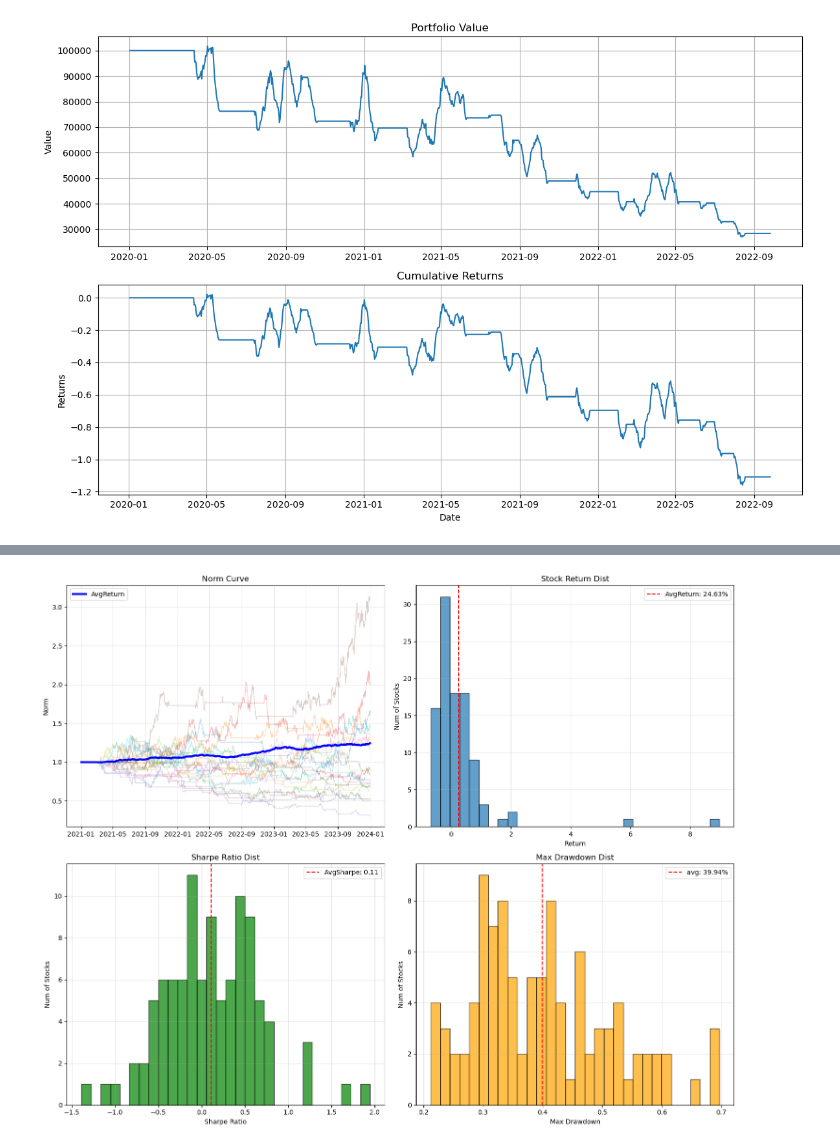
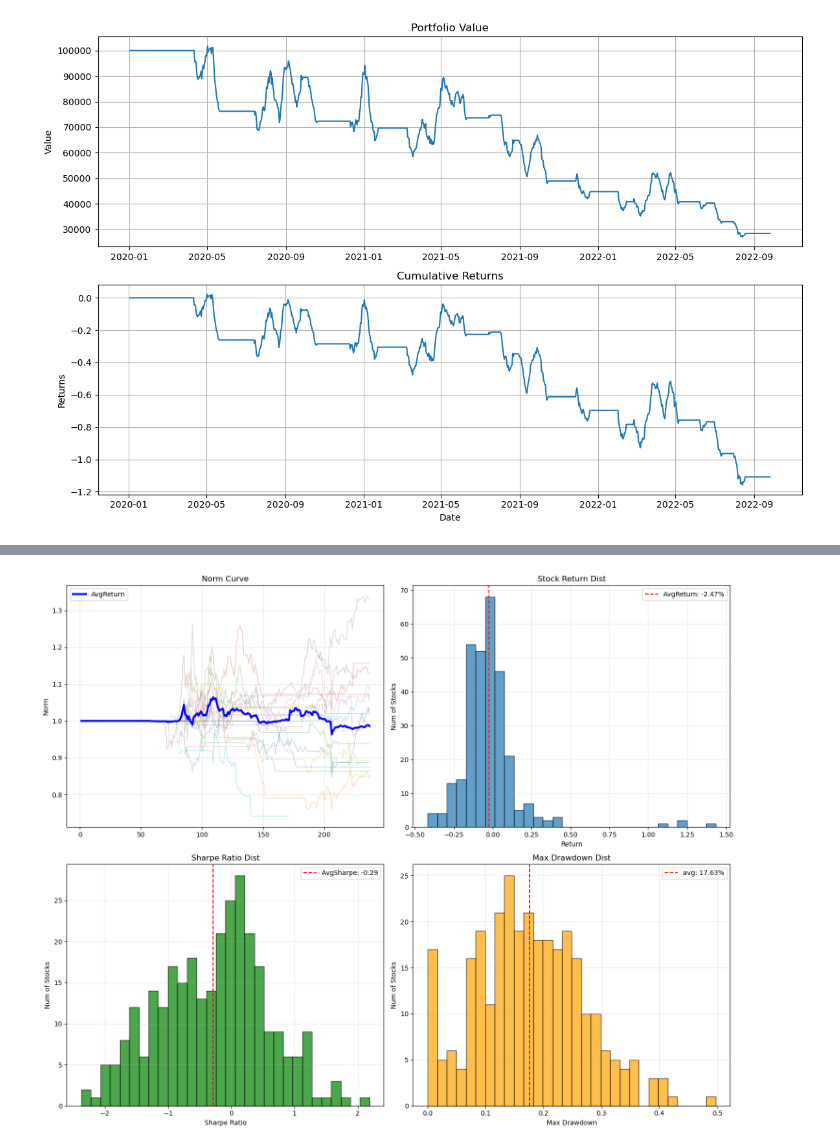
Before and after one commit to longmfe/MarsFinance, a Jupyter notebook: app/portfolio_backtest.ipynb, the cells around one changed output, grey strips where cells are left out. Cells and saved outputs as stored; diff of their text form; code cells hidden in the pictures.

```diff
--- a/app/portfolio_backtest.ipynb
+++ b/app/portfolio_backtest.ipynb
@@ -135,6 +136,13 @@ BUY | 2022-07-31 00:00:00 | 价格: 193.92 | 数量: 169.0
 SELL | 2022-08-18 00:00:00 | 价格: 166.77 | 数量: 169.0
 [figure]
 # %%
+import pandas as pd
+import numpy as np
+import matplotlib.pyplot as plt
+from xtquant import xtdata
+import datetime
+import dateutil
+
 import pandas as pd
 import numpy as np
 import os
@@ -528,44 +536,43 @@ def enhanced_ma_strategy(data, short_window=10, long_window=30):
         return 0
 
 # 数据生成函数（模拟沪深300股票数据）
-def generate_hs300_sample_data(stock_codes, start_date='2020-01-01', end_date='2023-12-31'):
+def generate_hs300_sample_data(stock_codes, start_date='20200101', end_date='20231231'):
     """生成沪深300股票的模拟数据"""
     date_range = pd.date_range(start=start_date, end=end_date, freq='D')
     stock_data_dict = {}
+    fields=['open', 'close', 'high', 'low', 'volume', 'amount', 'preClose']
+    for i, code in enumerate(stock_codes):
+        print(f"\n正在测试第 {i+1} 只股票: {code}")
+        data = xtdata.get_market_data_ex(field_list=fields, stock_list=[code],
+                                         start_time=start_date, end_time=end_date, period='1d',
+                                         count=1000)
 
-    base_volatility = 0.02  # 基础波动率
-    market_trend = np.linspace(0, 0.3, len(date_range))  # 市场整体趋势
+        if data and code in data:
+            df = data[code]
+            stock_data_dict[code] = df
+            print(f"成功! 数据形状: {df.shape}, 列名: {df.columns.tolist()}")
+        else:
+            print("获取失败或数据格式异常")
 
-    for i, code in enumerate(stock_codes):
-        # 为每只股票生成不同的特征
-        stock_volatility = base_volatility * (0.8 + 0.4 * np.random.random())
-        stock_trend_strength = 0.5 + 0.5 * np.random.random()
-        start_price = 10 + 90 * np.random.random()  # 起始价格在10-100之间
-
-        # 生成收益序列
-        returns = np.random.normal(0.0003 * stock_trend_strength, stock_volatility, len(date_range))
-
-        # 创建价格序列，加入市场趋势和个股特性
-        prices = start_price * (1 + returns).cumprod() * (1 + market_trend * stock_trend_strength)
-
-        data = pd.DataFrame({
-            'date': date_range,
-            'open': prices * (1 + np.random.normal(0, 0.005, len(date_range))),
-            'high': prices * (1 + np.abs(np.random.normal(0, 0.01, len(date_range)))),
-            'low': prices * (1 - np.abs(np.random.normal(0, 0.01, len(date_range)))),
-            'close': prices,
-            'volume': np.random.randint(1000000, 10000000, len(date_range))
-        })
-
-        stock_data_dict[code] = data
 
     return stock_data_dict
 
-# 获取沪深300股票列表（示例）
 def get_hs300_stock_list():
-    """获取沪深300股票列表（示例）"""
-    # 这里返回示例股票代码，实际使用时可以从文件或API获取
-    return [f"000{i:03d}.SZ" for i in range(1, 51)] + [f"600{i:03d}.SH" for i in range(1, 51)]
+    """
+    获取沪深300成分股列表
+
+    Returns:
+        list: 包含沪深300成分股代码的列表，如果获取失败则返回空列表
+    """
+    try:
+        # 获取沪深300成分股列表
+        hs300_constituents = xtdata.get_stock_list_in_sector('沪深300')
+        print(f"成功获取 {len(hs300_constituents)} 只沪深300成分股")
+        print("前5只成分股示例:", hs300_constituents[:5])
+        return hs300_constituents
+    except Exception as e:
+        print(f"获取沪深300成分股列表出错: {e}")
+        return []  # 返回空列表而不是None，避免后续处理出错
 
 # 主函数
 def main():
@@ -577,8 +584,8 @@ def main():
     print("生成股票数据...")
     stock_data_dict = generate_hs300_sample_data(
         stock_codes,
-        start_date='2020-01-01',
-        end_date='2023-12-31'
+        start_date='20230101',
+        end_date='20251231'
     )
 
     # 创建组合回测实例
@@ -589,8 +596,8 @@ def main():
     portfolio_backtest.run_stock_universe_backtest(
         stock_data_dict=stock_data_dict,
         strategy_function=lambda x: enhanced_ma_strategy(x, 15, 50),
-        start_date='2021-01-01',
-        end_date='2023-12-31',
+        start_date='20230101',
+        end_date='20251231',
         capital_per_stock=20000  # 每只股票分配2万元
     )
 
@@ -623 +630 @@ if __name__ == "__main__":
-[figure, old version]
+[figure, new version]
```
Also changed, not shown: parts of 3 cells of this notebook, 5 other files.
